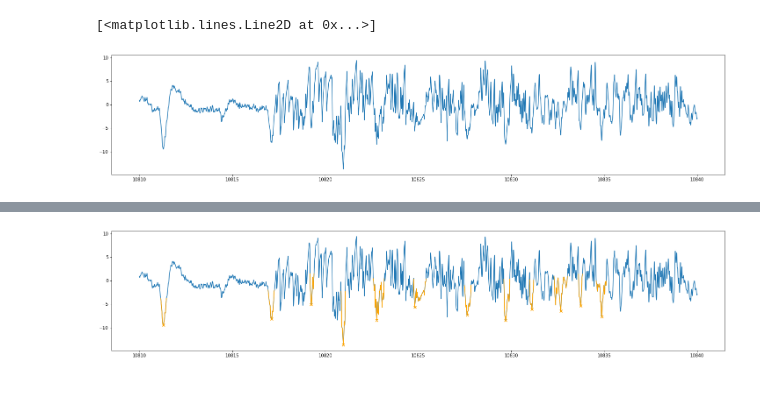
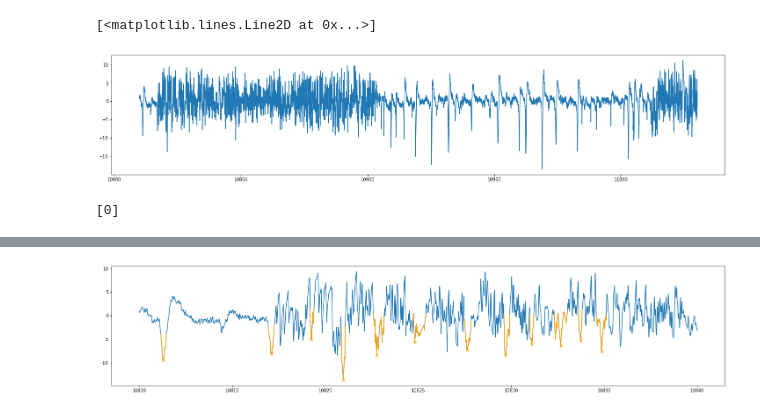
Before and after one commit to regevti/lfp_clustering, a Jupyter notebook: notebooks/pogona.ipynb, the cells around one changed output, grey strips where cells are left out. Cells and saved outputs as stored; diff of their text form; code cells hidden in the pictures.

```diff
--- a/notebooks/pogona.ipynb
+++ b/notebooks/pogona.ipynb
@@ -12,7 +12,7 @@ rd = NeuralynxReader(rootdir, channel=32)
 # %%
 %%time
 v, t = rd.read(i_start=int((3*3600)*rd.fs), i_stop=int((3.5*3600)*rd.fs), lowpass=20, filter_order=3)
-v, t = v[int(10*rd.fs):int(40*rd.fs)], t[int(10*rd.fs):int(40*rd.fs)]
+v, t = v[int(10*rd.fs):int(230*rd.fs)], t[int(10*rd.fs):int(230*rd.fs)]
 plt.figure(figsize=(25, 5))
 plt.plot(t, v)
 # %% [output]
@@ -21,2 +21,9 @@ Wall time: 1.84 s
 [<matplotlib.lines.Line2D at 0x...>]
-[figure, old version]
+[figure, new version]
+# %%
+from numba import cuda
+
+all_gpu_devices = [device.id for device in cuda.list_devices()]  # Get a list of all available GPU devices
+all_gpu_devices
+# %% [output]
+[0]
```
Also changed, not shown: parts of 4 cells of this notebook, 1 other file.
